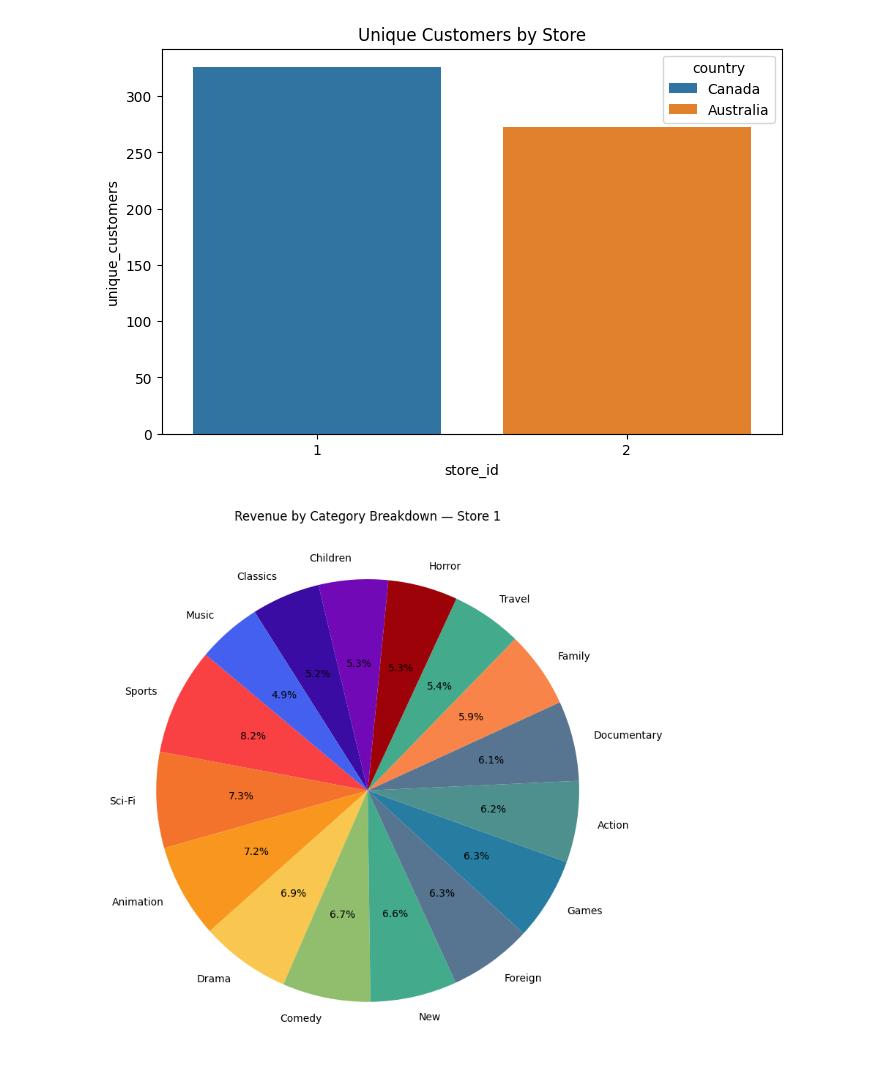
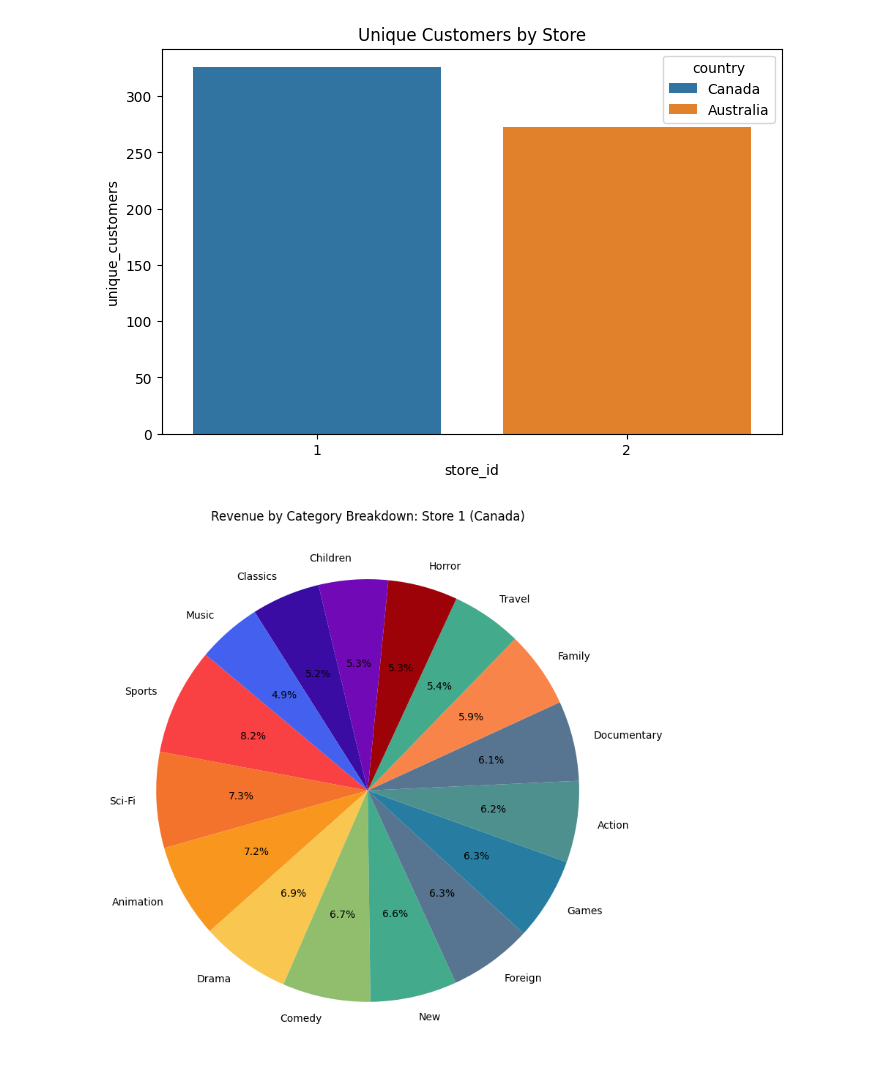
Before and after one commit to praiseOjay/buster_block_project, a Jupyter notebook: docs/notebooks/alex_notebook.ipynb, the cells around one changed output. Drawn from its saved outputs; the diff is of its cells as text; code cells hidden in the pictures.

```diff
--- a/docs/notebooks/alex_notebook.ipynb
+++ b/docs/notebooks/alex_notebook.ipynb
@@ -317,35 +317,35 @@ category_colors = {
     'Animation': '#f8961e',
     'Drama': '#f9c74f',
     'Comedy': '#90be6d',
     'New': '#43aa8b',
     'Foreign': '#577590',
     'Games': '#277da1',
     'Action': '#4d908e',
     'Documentary': '#577590',
     'Family': '#f9844a',
     'Travel': '#43aa8b',
     'Horror': '#9d0208',
     'Children': '#7209b7',
     'Classics': '#3a0ca3',
     'Music': '#4361ee'
 }
 
 # Plot Store 1
 colors1 = [category_colors[cat] for cat in store1_pie['category']]
 
 plt.figure(figsize=(8, 8))
 plt.pie(
     store1_pie['revenue'],
     labels=store1_pie['category'],
     colors=colors1,
     autopct='%1.1f%%',
     startangle=140
 )
-plt.title("Revenue by Category Breakdown — Store 1")
+plt.title("Revenue by Category Breakdown: Store 1 (Canada)")
 plt.tight_layout()
 plt.show()
 # %% [output]
-[figure, old version]
+[figure, new version]
 # %%
 
 # Plot Store 2
```
Also changed, not shown: parts of 1 cell of this notebook, 4 other files.
